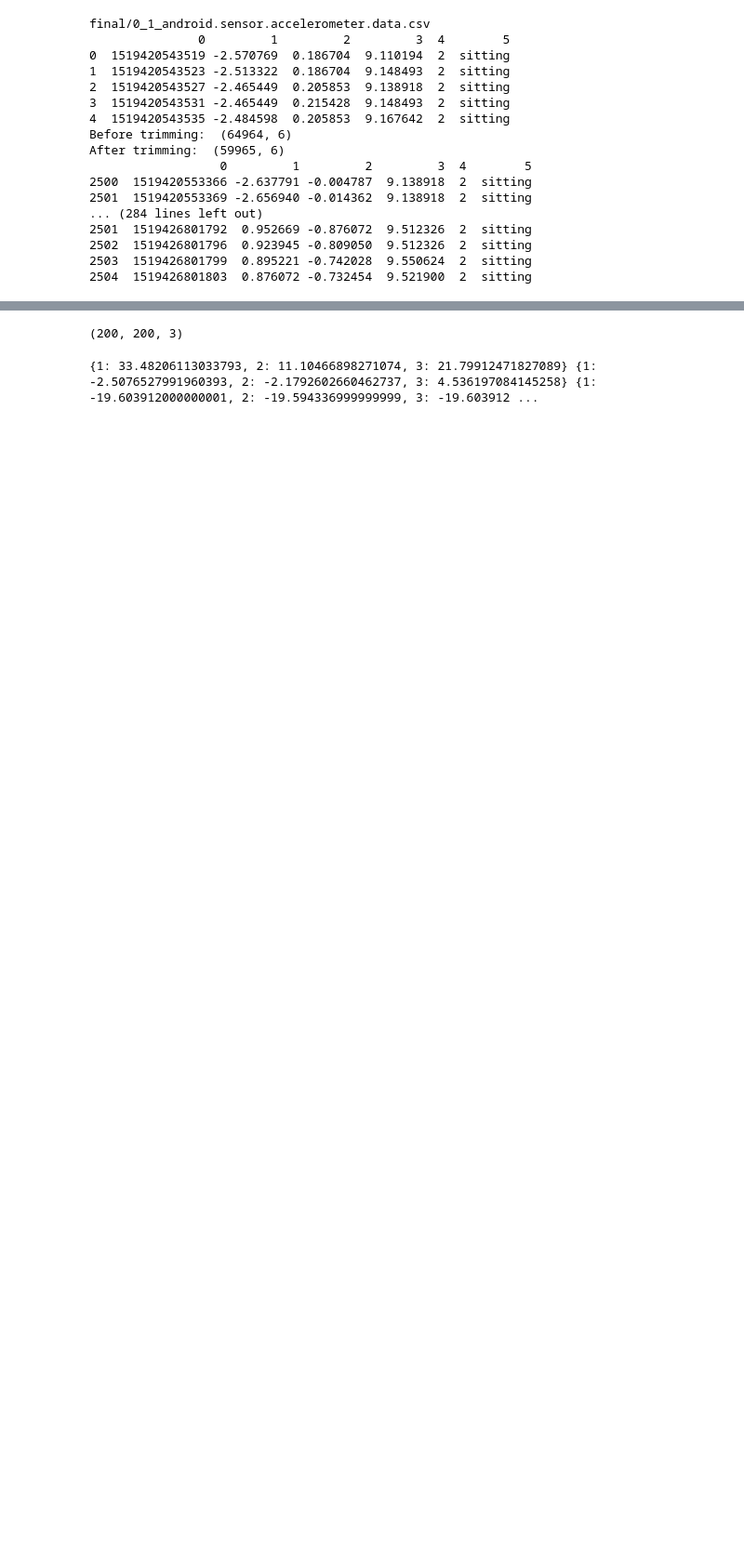
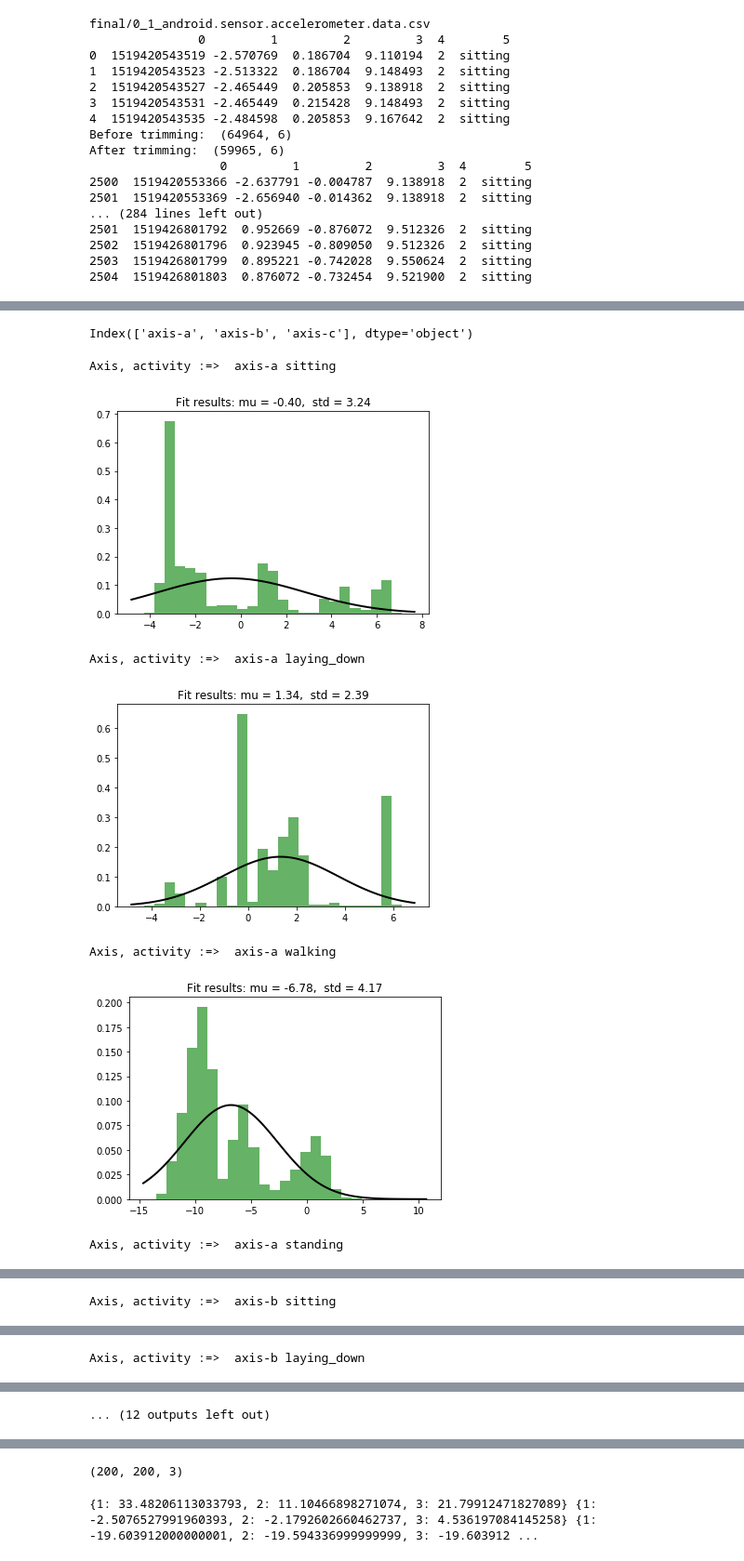
Before and after one commit to TSatyaVasanthReddy/Activity_Monitoring, a Jupyter notebook: Image Embedding.ipynb, the cells around one changed output, grey strips where cells are left out. Shown: that part at 93% size. Cells and saved outputs as stored; diff of their text form; code cells hidden in the pictures; blank space fills up the shorter version.

Commit message:
added variance graphs

```diff
--- a/Image Embedding.ipynb
+++ b/Image Embedding.ipynb
@@ -101,3 +101,35 @@ max_ = {}
 for i in range(1,4):
     min_[i]=np.min(dfs[i])
     max_[i]=np.max(dfs[i])
+# %%
+dfmap = {}
+for act in Xmap:
+    dfmap[act]=pd.DataFrame(Xmap[act], columns=['axis-a','axis-b','axis-c'])
+# %%
+dfmap['sitting'].columns
+# %% [output]
+Index(['axis-a', 'axis-b', 'axis-c'], dtype='object')
+# %%
+from scipy.stats import norm
+import matplotlib.pyplot as plt
+for axis in ['axis-a', 'axis-b', 'axis-c']:
+    for act in dfmap:
+        print("Axis, activity :=> ",axis,act)
+        data = dfmap[act][axis]
+        mu, std = norm.fit(data)
+        plt.hist(data, bins=25, normed=True, alpha=0.6, color='g')
+        xmin, xmax = plt.xlim()
+        x = np.linspace(xmin, xmax, 100)
+        p = norm.pdf(x, mu, std)
+        plt.plot(x, p, 'k', linewidth=2)
+        title = "Fit results: mu = %.2f,  std = %.2f" % (mu, std)
+        plt.title(title)
+        plt.show()
+# %% [output]
+Axis, activity :=>  axis-a sitting
+[figure, added]
+Axis, activity :=>  axis-a laying_down
+[figure, added]
+Axis, activity :=>  axis-a walking
+[figure, added]
+Axis, activity :=>  axis-a standing
@@ -103,0 +137 @@ for i in range(1,4):
+Axis, activity :=>  axis-b sitting
@@ -103,0 +139 @@ for i in range(1,4):
+Axis, activity :=>  axis-b laying_down
@@ -104,3 +141,4 @@ for i in range(1,4):
+... (12 outputs left out)
 # %%
 def get_color(i,num):
     scale_ = 255 /(max_[i]-min_[i])
```
Also changed, not shown: parts of 11 cells of this notebook, 1 other file.
